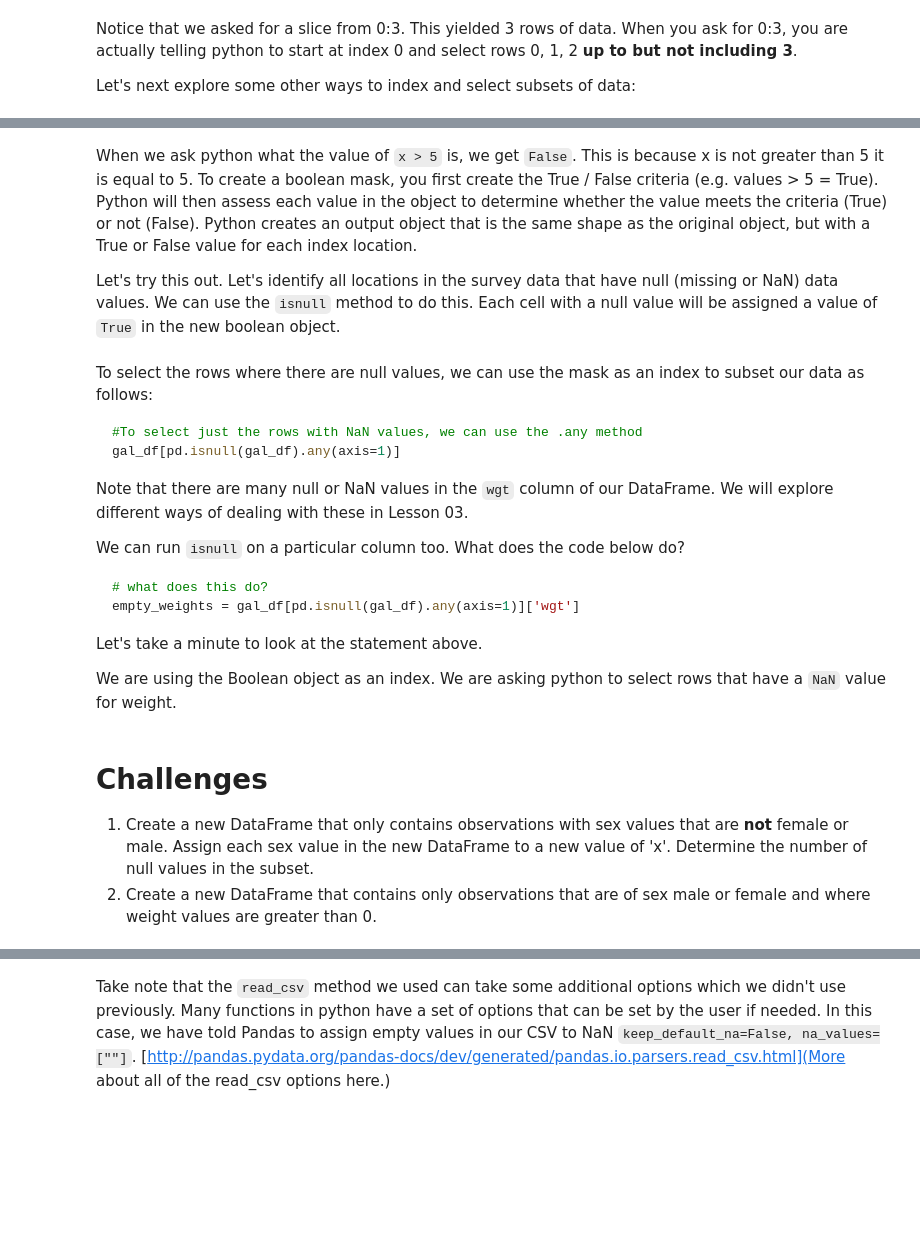
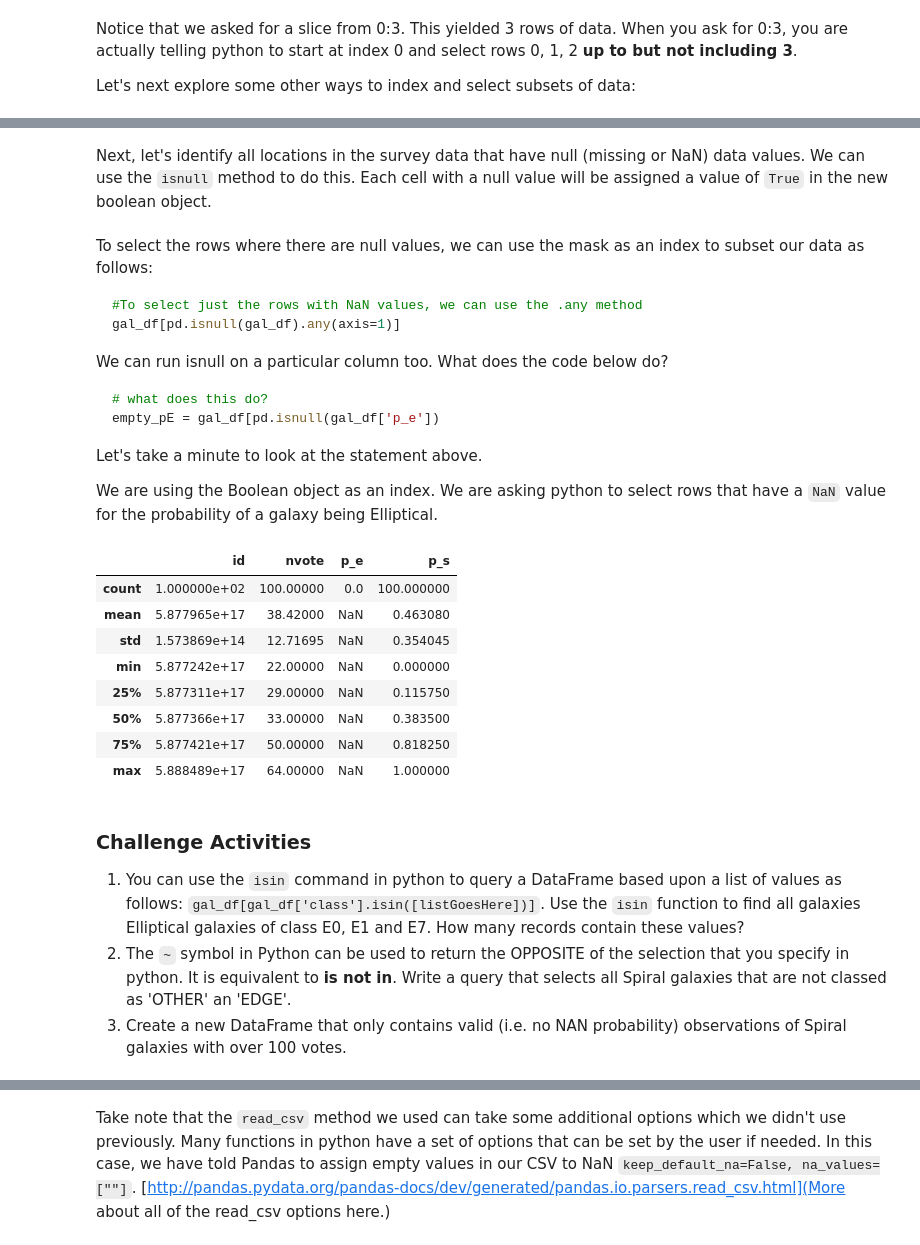
Before and after one commit to ADACS-Australia/Face-to-Face, a Jupyter notebook: Pawsey_Roadshow_MAR2017/Intro_to_pandas_answers.ipynb, the cells around one changed output, grey strips where cells are left out. Cells and saved outputs as stored; diff of their text form; code cells hidden in the pictures; blank space fills up the shorter version.

````diff
--- a/Pawsey_Roadshow_MAR2017/Intro_to_pandas_answers.ipynb
+++ b/Pawsey_Roadshow_MAR2017/Intro_to_pandas_answers.ipynb
@@ -908,12 +726,5 @@ x == 5
 # %% [markdown]
-When we ask python what the value of `x > 5` is, we get `False`. This is because x
-is not greater than 5 it is equal to 5. To create a boolean mask, you first create the
-True / False criteria (e.g. values > 5 = True). Python will then assess each
-value in the object to determine whether the value meets the criteria (True) or
-not (False). Python creates an output object that is the same shape as
-the original object, but with a True or False value for each index location.
-
-Let's try this out. Let's identify all locations in the survey data that have
+Next, let's identify all locations in the survey data that have
 null (missing or NaN) data values. We can use the `isnull` method to do this.
 Each cell with a null value will be assigned a value of  `True` in the new
 boolean object.
@@ -928,32 +739,37 @@ the mask as an index to subset our data as follows:
 gal_df[pd.isnull(gal_df).any(axis=1)]
 ```
 
-Note that there are many null or NaN values in the `wgt` column of our DataFrame.
-We will explore different ways of dealing with these in Lesson 03.
-
-We can run `isnull` on a particular column too. What does the code below do?
+We can run isnull on a particular column too. What does the code below do?
 
 ```python
 # what does this do?
-empty_weights = gal_df[pd.isnull(gal_df).any(axis=1)]['wgt']
+empty_pE = gal_df[pd.isnull(gal_df['p_e'])
 ```
 
 Let's take a minute to look at the statement above.
 
 We are using the Boolean object as an index.
-We are asking python to select rows that have a `NaN` value
-for weight.
+We are asking python to select rows that have a `NaN` value for the probability of a galaxy being Elliptical.
 # %%
-empty_weights = gal_df[pd.isnull(gal_df).any(axis=1)]['wgt']
-empty_weights.describe()
+empty_pE = gal_df[pd.isnull(gal_df['p_e'])]
+empty_pE.describe()
+# %% [output]
+|  | id | nvote | p_e | p_s |
+| count | 1.000000e+02 | 100.00000 | 0.0 | 100.000000 |
+| mean | 5.877965e+17 | 38.42000 | NaN | 0.463080 |
+| std | 1.573869e+14 | 12.71695 | NaN | 0.354045 |
+| min | 5.877242e+17 | 22.00000 | NaN | 0.000000 |
+| 25% | 5.877311e+17 | 29.00000 | NaN | 0.115750 |
+| 50% | 5.877366e+17 | 33.00000 | NaN | 0.383500 |
+| 75% | 5.877421e+17 | 50.00000 | NaN | 0.818250 |
+| max | 5.888489e+17 | 64.00000 | NaN | 1.000000 |
-# %% [markdown]
-# Challenges
-
-1. Create a new DataFrame that only contains observations with sex values that
-   are **not** female or male. Assign each sex value in the new DataFrame to a
-   new value of 'x'. Determine the number of null values in the subset.
-2. Create a new DataFrame that contains only observations that are of sex male
-   or female and where weight values are greater than 0.
+# %% [markdown]
+### Challenge Activities
+
+1. You can use the `isin` command in python to query a DataFrame based upon a list of values as follows:
+   `gal_df[gal_df['class'].isin([listGoesHere])]`. Use the `isin` function to find all galaxies Elliptical galaxies of class E0, E1 and E7. How many records contain these values?
+2. The `~` symbol in Python can be used to return the OPPOSITE of the selection that you specify in python. It is equivalent to **is not in**. Write a query that selects all Spiral galaxies that are not classed as 'OTHER' an 'EDGE'.
+3. Create a new DataFrame that only contains valid (i.e. no NAN probability) observations of Spiral galaxies with over 100 votes.
 # %% [markdown]
 # Merging DataFrames
 
````
Also changed, not shown: parts of 92 cells of this notebook, 2 other files.
